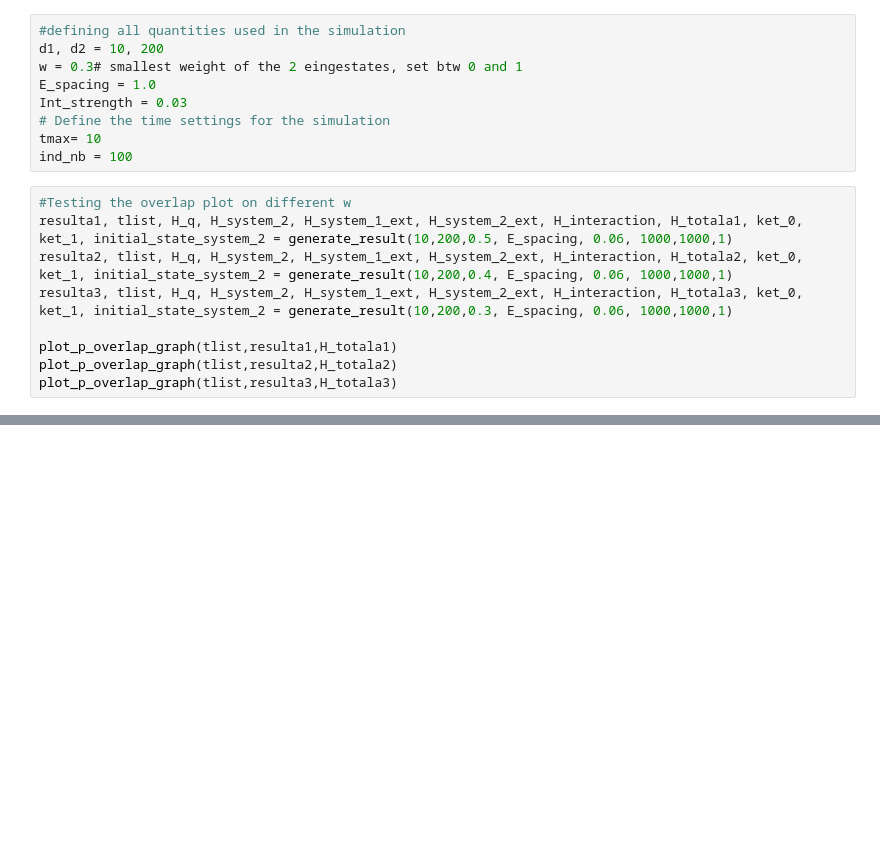
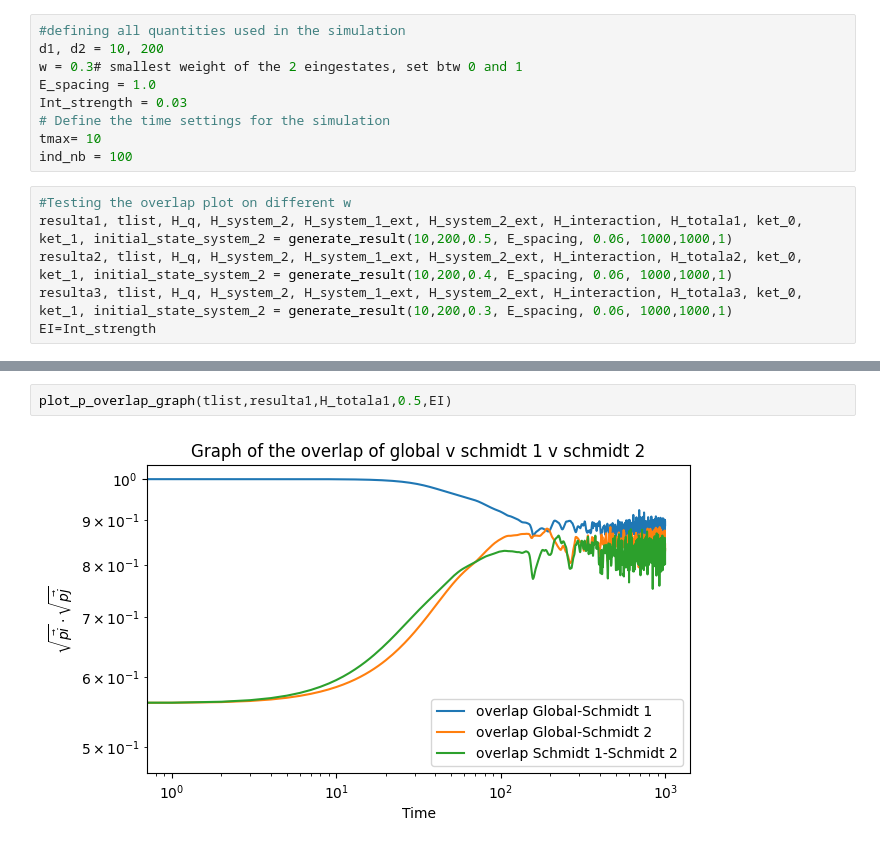
Before and after one commit to MarinAndreGirard/Quantum_Branching, a Jupyter notebook: overlap_study.ipynb, the cells around one changed output, grey strips where cells are left out. Cells and saved outputs as stored; diff of their text form; blank space fills up the shorter version.

```diff
--- a/overlap_study.ipynb
+++ b/overlap_study.ipynb
@@ -29,7 +29,4 @@ ind_nb = 100
 resulta1, tlist, H_q, H_system_2, H_system_1_ext, H_system_2_ext, H_interaction, H_totala1, ket_0, ket_1, initial_state_system_2 = generate_result(10,200,0.5, E_spacing, 0.06, 1000,1000,1)
 resulta2, tlist, H_q, H_system_2, H_system_1_ext, H_system_2_ext, H_interaction, H_totala2, ket_0, ket_1, initial_state_system_2 = generate_result(10,200,0.4, E_spacing, 0.06, 1000,1000,1)
 resulta3, tlist, H_q, H_system_2, H_system_1_ext, H_system_2_ext, H_interaction, H_totala3, ket_0, ket_1, initial_state_system_2 = generate_result(10,200,0.3, E_spacing, 0.06, 1000,1000,1)
-
-plot_p_overlap_graph(tlist,resulta1,H_totala1)
-plot_p_overlap_graph(tlist,resulta2,H_totala2)
-plot_p_overlap_graph(tlist,resulta3,H_totala3)
+EI=Int_strength
@@ -39,0 +33,4 @@ plot_p_overlap_graph(tlist,resulta3,H_totala3)
+# %%
+plot_p_overlap_graph(tlist,resulta1,H_totala1,0.5,EI)
+# %% [output]
+[figure, added]
```
Also changed, not shown: parts of 13 cells of this notebook, 18 other files.
